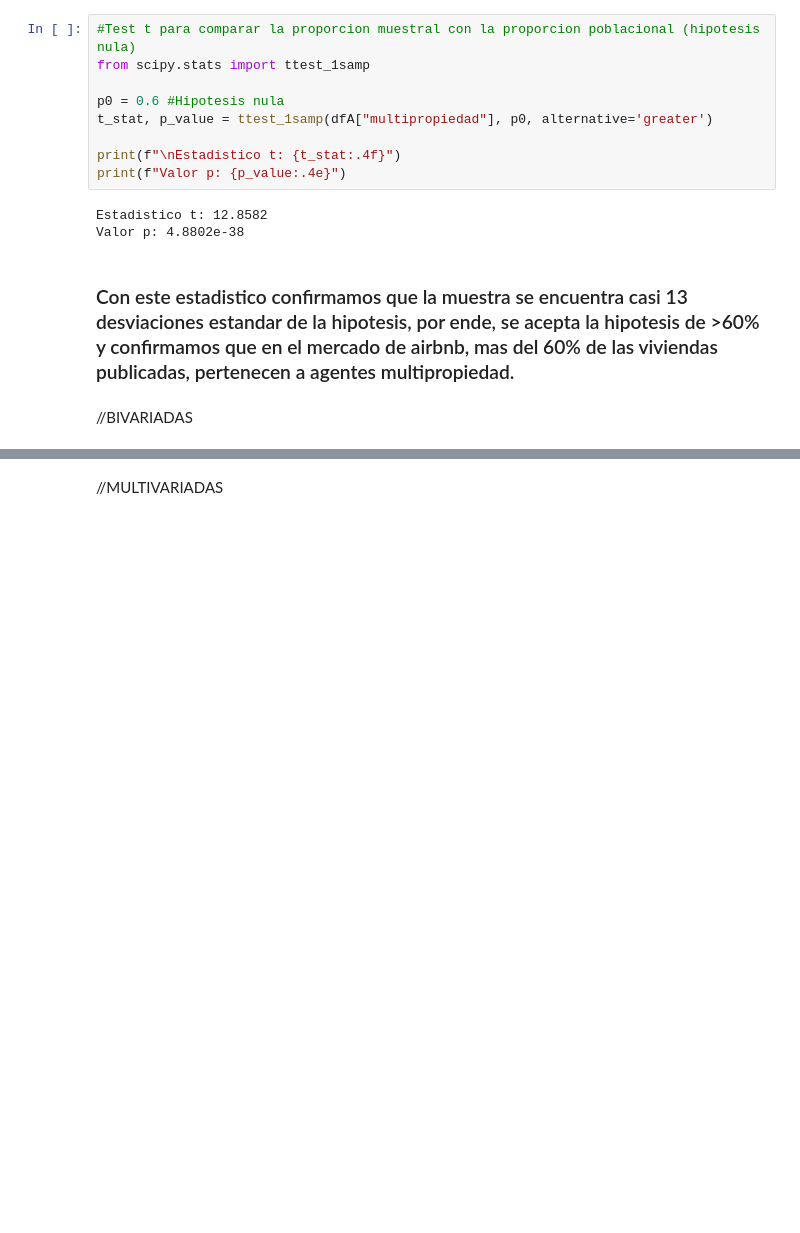
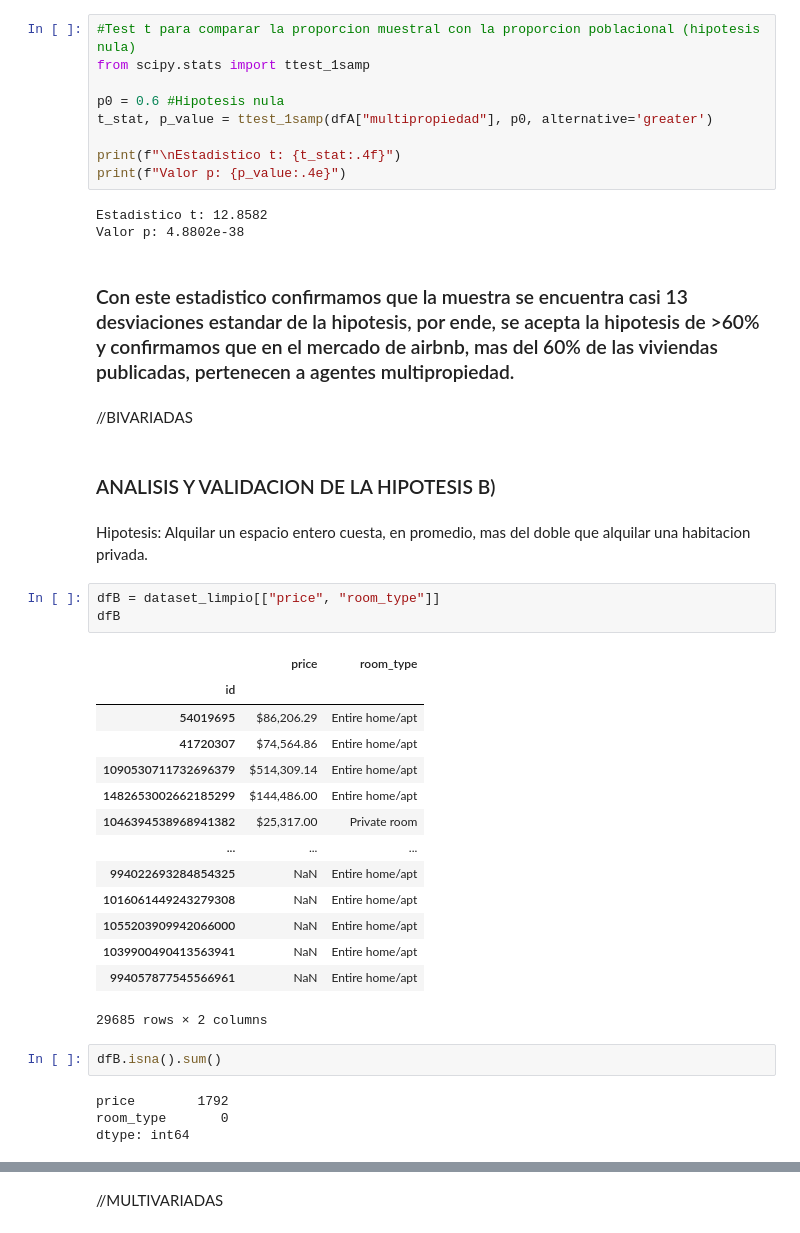
Before and after one commit to EliaNFe/TP_Fundamentos, a Jupyter notebook: TpEspecial/Tp_Grupo36.ipynb, the cells around one changed output, grey strips where cells are left out. Drawn from its saved outputs; the diff is of its cells as text; blank space fills up the shorter version.

Commit message:
Validaciones de las consignas 4.a y 4.b completas

```diff
--- a/TpEspecial/Tp_Grupo36.ipynb
+++ b/TpEspecial/Tp_Grupo36.ipynb
@@ -371,3 +362,31 @@ Valor p: 4.8802e-38
 ### Con este estadistico confirmamos que la muestra se encuentra casi 13 desviaciones estandar de la hipotesis, por ende, se acepta la hipotesis de >60% y confirmamos que en el mercado de airbnb, mas del 60% de las viviendas publicadas, pertenecen a agentes multipropiedad.
 # %% [markdown]
 //BIVARIADAS
+# %% [markdown]
+### ANALISIS Y VALIDACION DE LA HIPOTESIS B)
+# %% [markdown]
+Hipotesis: Alquilar un espacio entero cuesta, en promedio, mas del doble que alquilar una habitacion privada.
+# %%
+dfB = dataset_limpio[["price", "room_type"]]
+dfB
+# %% [output]
+|  | price | room_type |
+| id |  |  |
+| 54019695 | $86,206.29 | Entire home/apt |
+| 41720307 | $74,564.86 | Entire home/apt |
+| 1090530711732696379 | $514,309.14 | Entire home/apt |
+| 1482653002662185299 | $144,486.00 | Entire home/apt |
+| 1046394538968941382 | $25,317.00 | Private room |
+| ... | ... | ... |
+| 994022693284854325 | NaN | Entire home/apt |
+| 1016061449243279308 | NaN | Entire home/apt |
+| 1055203909942066000 | NaN | Entire home/apt |
+| 1039900490413563941 | NaN | Entire home/apt |
+| 994057877545566961 | NaN | Entire home/apt |
+29685 rows × 2 columns
+# %%
+dfB.isna().sum()
+# %% [output]
+price        1792
+room_type       0
+dtype: int64
```
Also changed, not shown: parts of 37 cells of this notebook, 1 other file.
